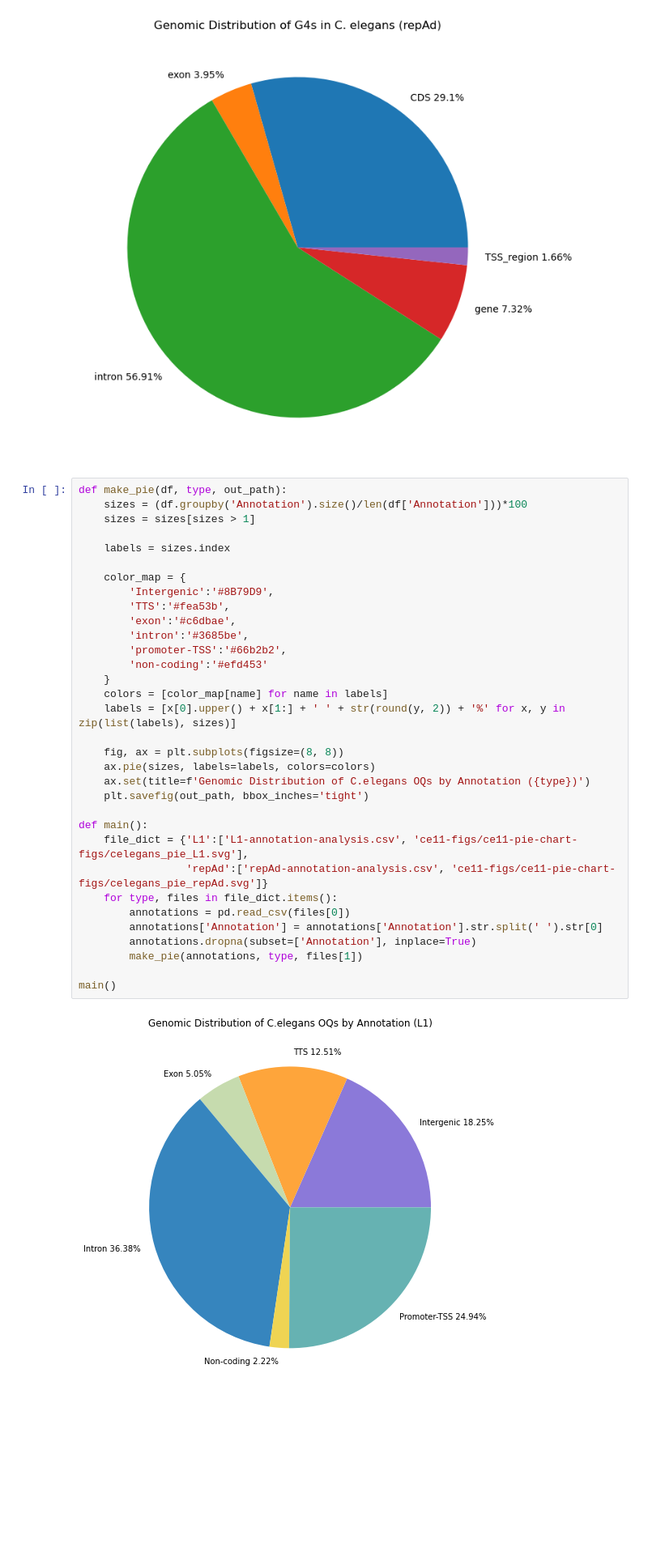
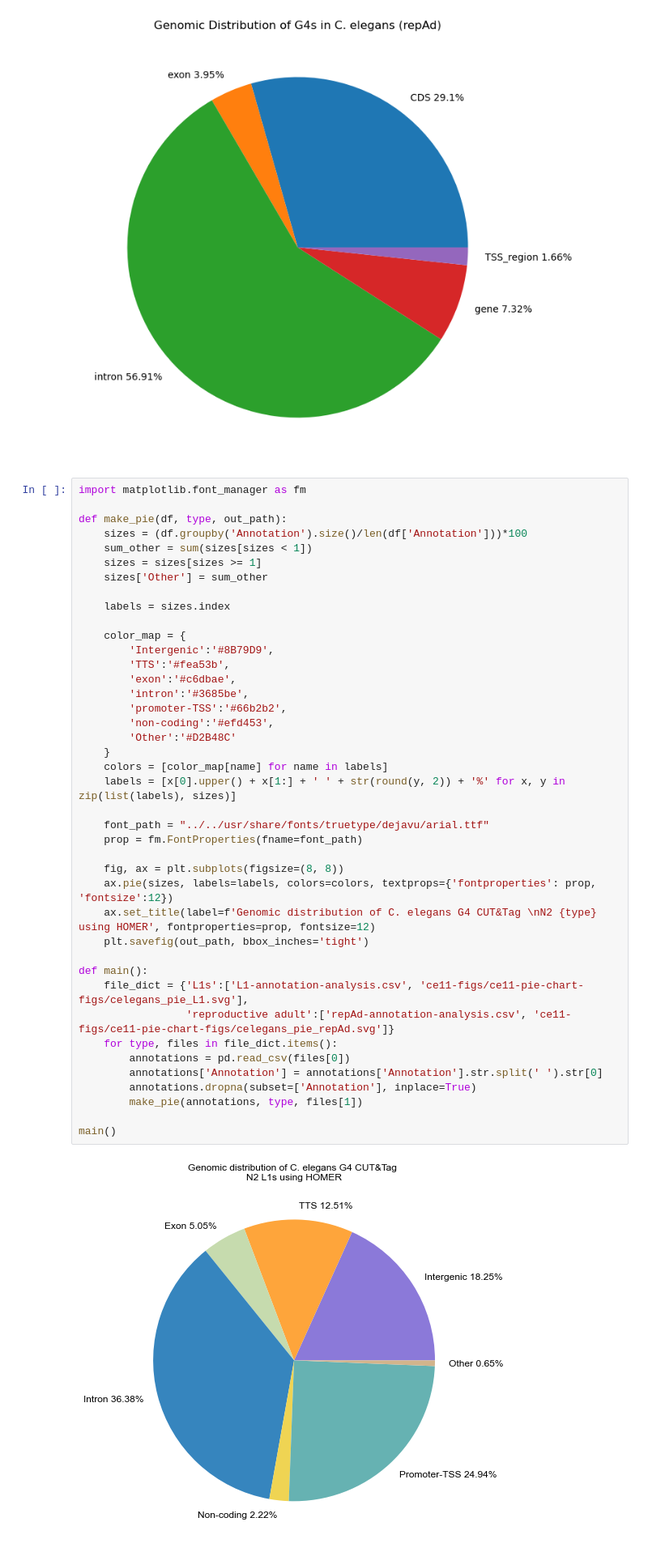
Before and after one commit to ellachee4/daylab, a Jupyter notebook: c-elegans-visual.ipynb, the cells around one changed output. Shown: that part at 81% size. Cells and saved outputs as stored; diff of their text form; blank space fills up the shorter version.

Commit message:
pie chart changes

```diff
--- a/c-elegans-visual.ipynb
+++ b/c-elegans-visual.ipynb
@@ -122,37 +122,45 @@ main()
 # %% [output]
 [figure]
 # %%
+import matplotlib.font_manager as fm
+
 def make_pie(df, type, out_path):
     sizes = (df.groupby('Annotation').size()/len(df['Annotation']))*100
-    sizes = sizes[sizes > 1]
+    sum_other = sum(sizes[sizes < 1])
+    sizes = sizes[sizes >= 1]
+    sizes['Other'] = sum_other
 
     labels = sizes.index
 
     color_map = {
         'Intergenic':'#8B79D9',
         'TTS':'#fea53b',
         'exon':'#c6dbae',
         'intron':'#3685be',
         'promoter-TSS':'#66b2b2',
-        'non-coding':'#efd453'
+        'non-coding':'#efd453',
+        'Other':'#D2B48C'
     }
     colors = [color_map[name] for name in labels]
     labels = [x[0].upper() + x[1:] + ' ' + str(round(y, 2)) + '%' for x, y in zip(list(labels), sizes)]
 
+    font_path = "../../usr/share/fonts/truetype/dejavu/arial.ttf"
+    prop = fm.FontProperties(fname=font_path)
+
     fig, ax = plt.subplots(figsize=(8, 8))
-    ax.pie(sizes, labels=labels, colors=colors)
-    ax.set(title=f'Genomic Distribution of C.elegans OQs by Annotation ({type})')
+    ax.pie(sizes, labels=labels, colors=colors, textprops={'fontproperties': prop, 'fontsize':12})
+    ax.set_title(label=f'Genomic distribution of C. elegans G4 CUT&Tag \nN2 {type} using HOMER', fontproperties=prop, fontsize=12)
     plt.savefig(out_path, bbox_inches='tight')
 
 def main():
-    file_dict = {'L1':['L1-annotation-analysis.csv', 'ce11-figs/ce11-pie-chart-figs/celegans_pie_L1.svg'],
-                 'repAd':['repAd-annotation-analysis.csv', 'ce11-figs/ce11-pie-chart-figs/celegans_pie_repAd.svg']}
+    file_dict = {'L1s':['L1-annotation-analysis.csv', 'ce11-figs/ce11-pie-chart-figs/celegans_pie_L1.svg'],
+                 'reproductive adult':['repAd-annotation-analysis.csv', 'ce11-figs/ce11-pie-chart-figs/celegans_pie_repAd.svg']}
     for type, files in file_dict.items():
         annotations = pd.read_csv(files[0])
         annotations['Annotation'] = annotations['Annotation'].str.split(' ').str[0]
         annotations.dropna(subset=['Annotation'], inplace=True)
         make_pie(annotations, type, files[1])
 
 main()
 # %% [output]
-[figure, old version]
+[figure, new version]
```
Also changed, not shown: parts of 1 cell of this notebook, 2 other files.
